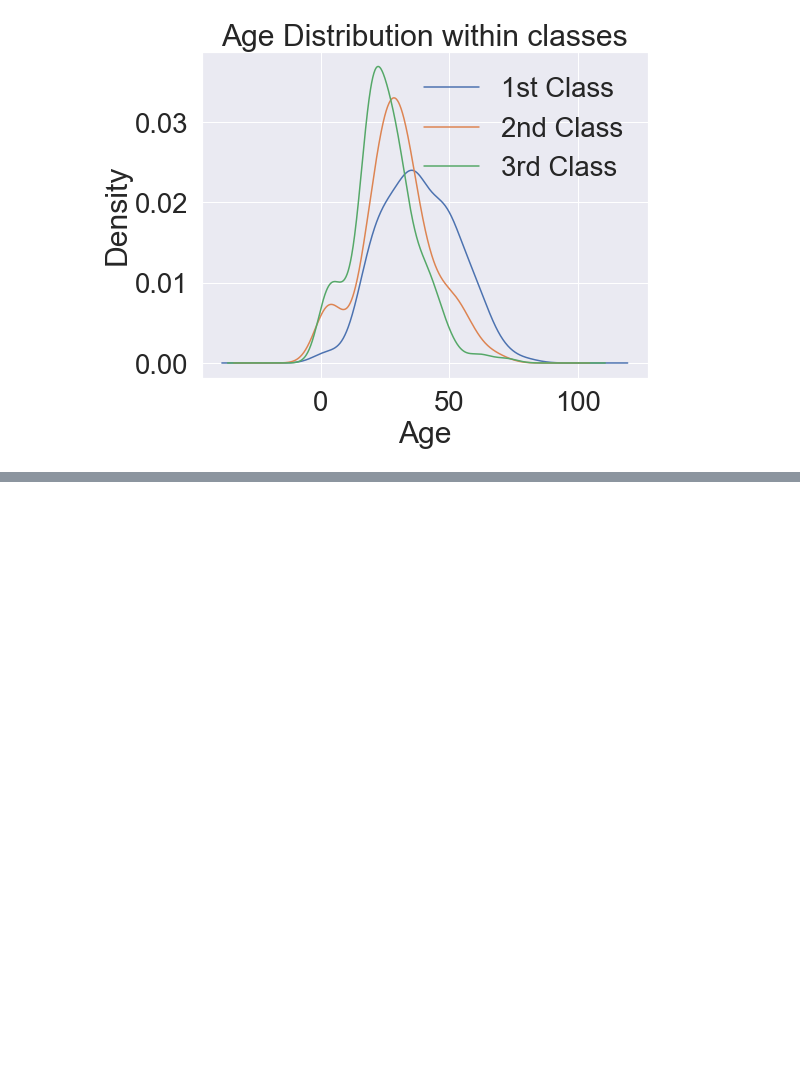
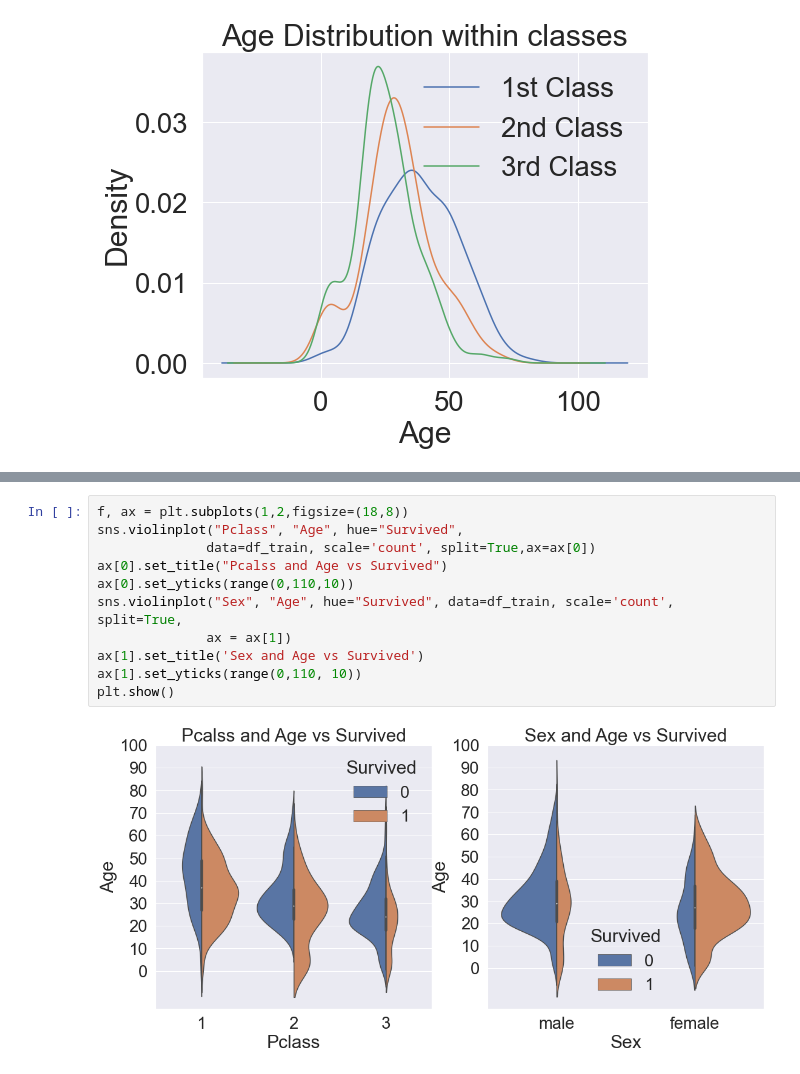
Before and after one commit to morateng/Kaggle_practice, a Jupyter notebook: titanic_tutorial.ipynb, the cells around one changed output, grey strips where cells are left out. Saved outputs shown, nothing was run; the diff lists cells and outputs as text; blank space fills up the shorter version.

```diff
--- a/titanic_tutorial.ipynb
+++ b/titanic_tutorial.ipynb
@@ -233,0 +247,13 @@ plt.legend(['1st Class','2nd Class','3rd Class'])
+# %%
+f, ax = plt.subplots(1,2,figsize=(18,8))
+sns.violinplot("Pclass", "Age", hue="Survived",
+              data=df_train, scale='count', split=True,ax=ax[0])
+ax[0].set_title("Pcalss and Age vs Survived")
+ax[0].set_yticks(range(0,110,10))
+sns.violinplot("Sex", "Age", hue="Survived", data=df_train, scale='count', split=True,
+              ax = ax[1])
+ax[1].set_title('Sex and Age vs Survived')
+ax[1].set_yticks(range(0,110, 10))
+plt.show()
+# %% [output]
+[figure, added]
```
Also changed, not shown: parts of 11 cells of this notebook.
